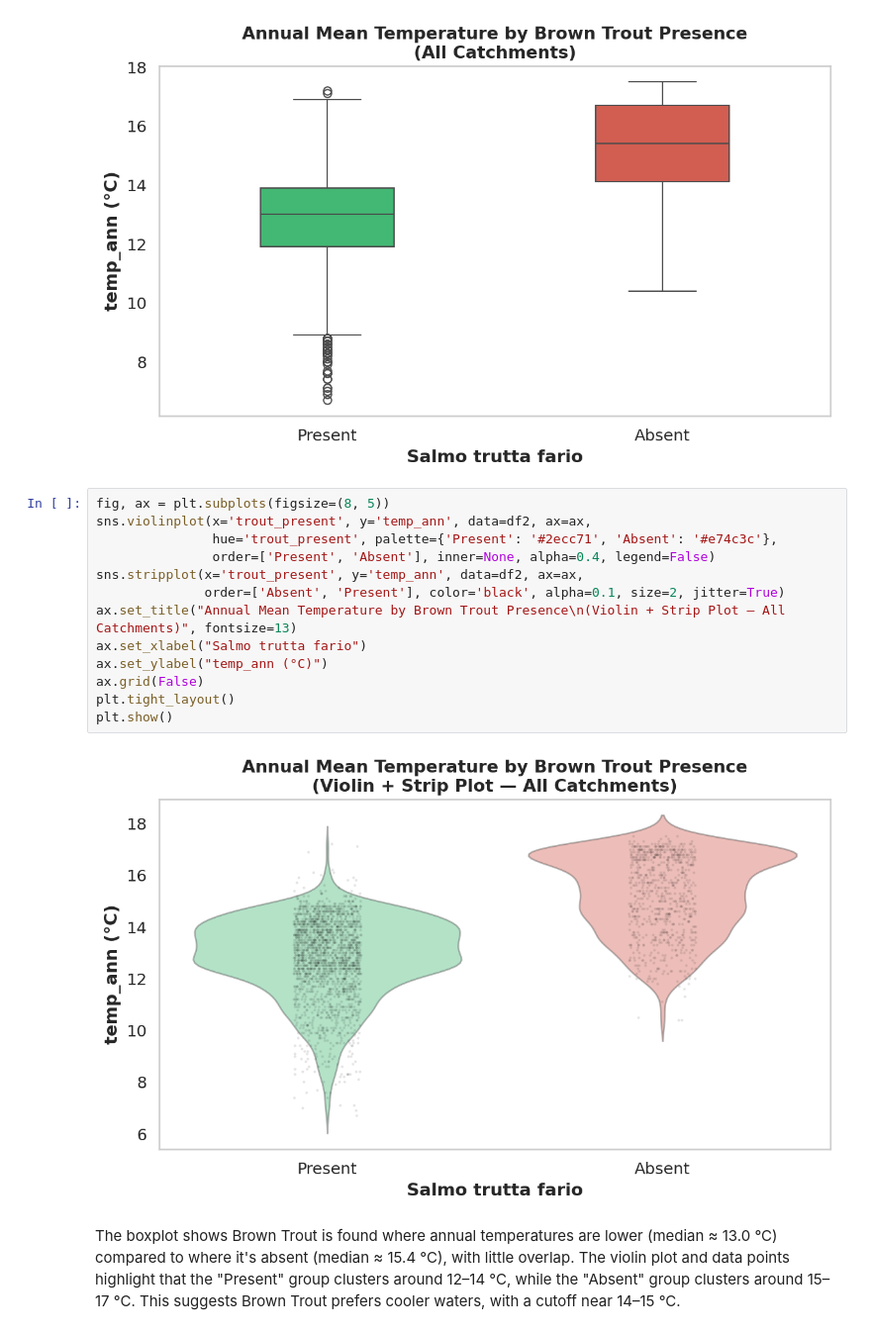
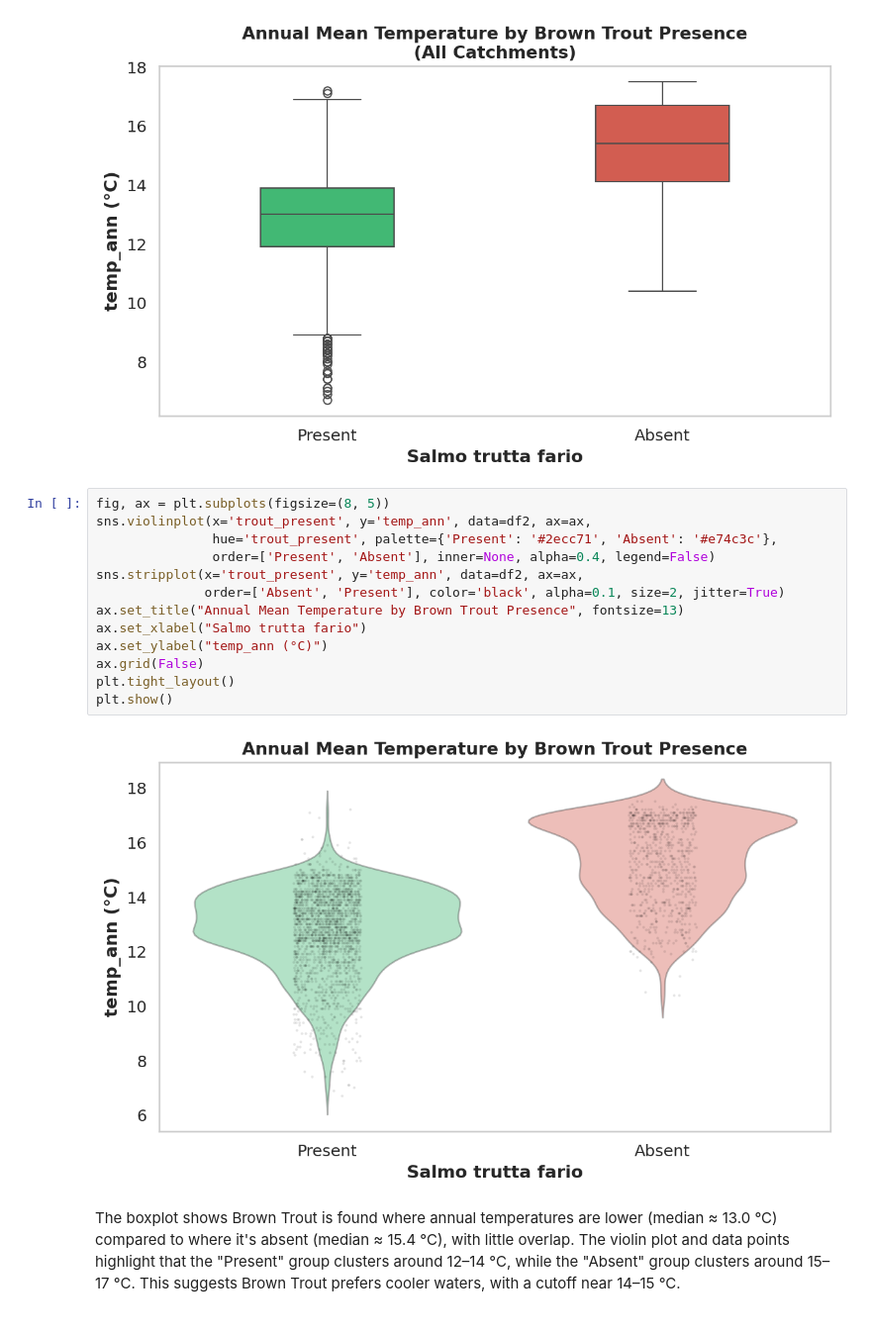
Before and after one commit to dgonzales1222/greends_avcad_exercises, a Jupyter notebook: exercise_04/avcad_exer04_dgonzales.ipynb, the cells around one changed output. Shown at 99% size. Drawn from its saved outputs; the diff is of its cells as text.

```diff
--- a/exercise_04/avcad_exer04_dgonzales.ipynb
+++ b/exercise_04/avcad_exer04_dgonzales.ipynb
@@ -123,17 +123,17 @@ plt.show()
 # %%
 fig, ax = plt.subplots(figsize=(8, 5))
 sns.violinplot(x='trout_present', y='temp_ann', data=df2, ax=ax,
                hue='trout_present', palette={'Present': '#2ecc71', 'Absent': '#e74c3c'},
                order=['Present', 'Absent'], inner=None, alpha=0.4, legend=False)
 sns.stripplot(x='trout_present', y='temp_ann', data=df2, ax=ax,
               order=['Absent', 'Present'], color='black', alpha=0.1, size=2, jitter=True)
-ax.set_title("Annual Mean Temperature by Brown Trout Presence\n(Violin + Strip Plot — All Catchments)", fontsize=13)
+ax.set_title("Annual Mean Temperature by Brown Trout Presence", fontsize=13)
 ax.set_xlabel("Salmo trutta fario")
 ax.set_ylabel("temp_ann (°C)")
 ax.grid(False)
 plt.tight_layout()
 plt.show()
 # %% [output]
-[figure, old version]
+[figure, new version]
 # %% [markdown]
 The boxplot shows Brown Trout is found where annual temperatures are lower (median ≈ 13.0 °C) compared to where it's absent (median ≈ 15.4 °C), with little overlap. The violin plot and data points highlight that the "Present" group clusters around 12–14 °C, while the "Absent" group clusters around 15–17 °C. This suggests Brown Trout prefers cooler waters, with a cutoff near 14–15 °C.
```
